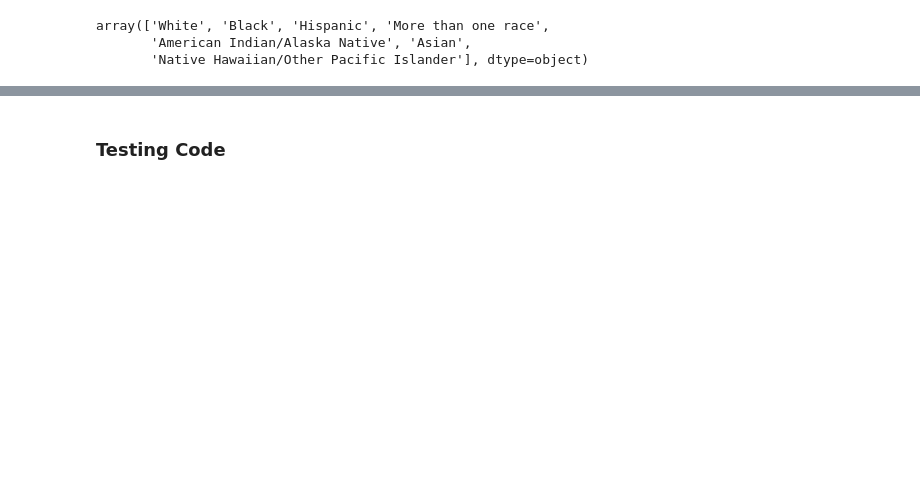
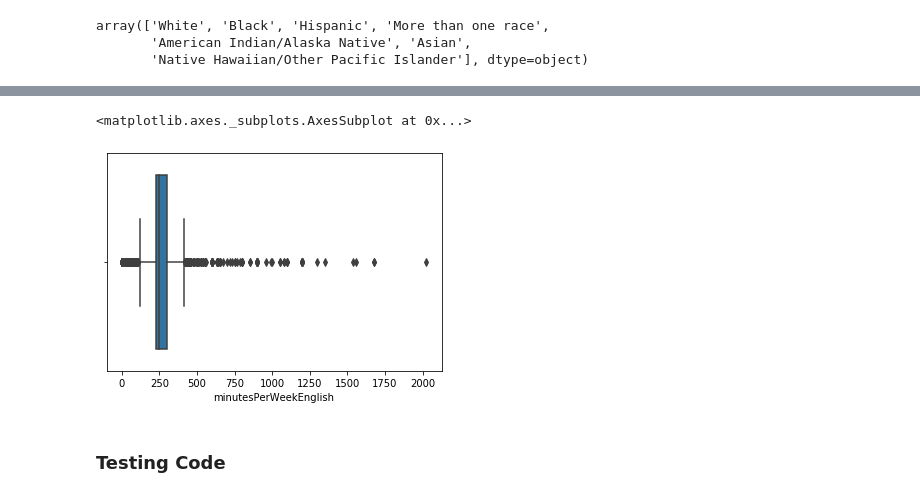
Before and after one commit to gabbyflabby/Test_Scores, a Jupyter notebook: Data Cleaning.ipynb, the cells around one changed output, grey strips where cells are left out. Drawn from its saved outputs; the diff is of its cells as text; code cells hidden in the pictures; blank space fills up the shorter version.

```diff
--- a/Data Cleaning.ipynb
+++ b/Data Cleaning.ipynb
@@ -90,0 +163,4 @@ array(['White', 'Black', 'Hispanic', 'More than one race',
+# %%
+raceeth_dummies = pd.get_dummies(df['raceeth'], drop_first=True)
+df = df.drop(['raceeth'], axis=1)
+df = pd.concat([df, raceeth_dummies], axis=1)
@@ -91,2 +186,7 @@ array(['White', 'Black', 'Hispanic', 'More than one race',
+# %%
+sns.boxplot(x='minutesPerWeekEnglish', data=df)
+# %% [output]
+<matplotlib.axes._subplots.AxesSubplot at 0x...>
+[figure, added]
 # %% [markdown]
 ### Testing Code
```
Also changed, not shown: parts of 22 cells of this notebook.
